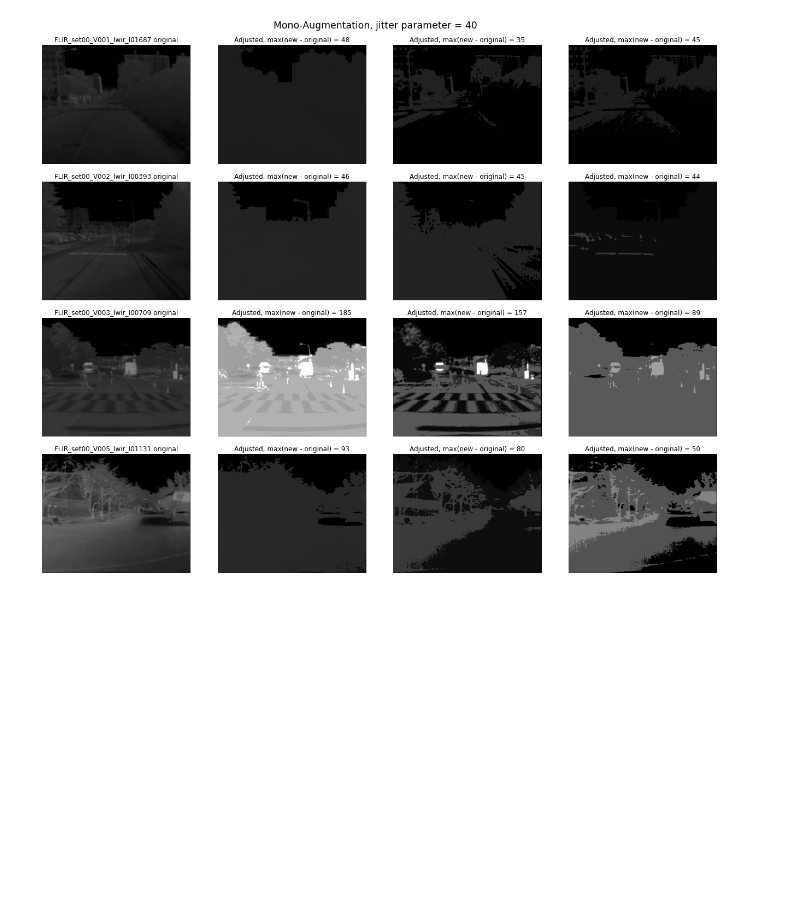
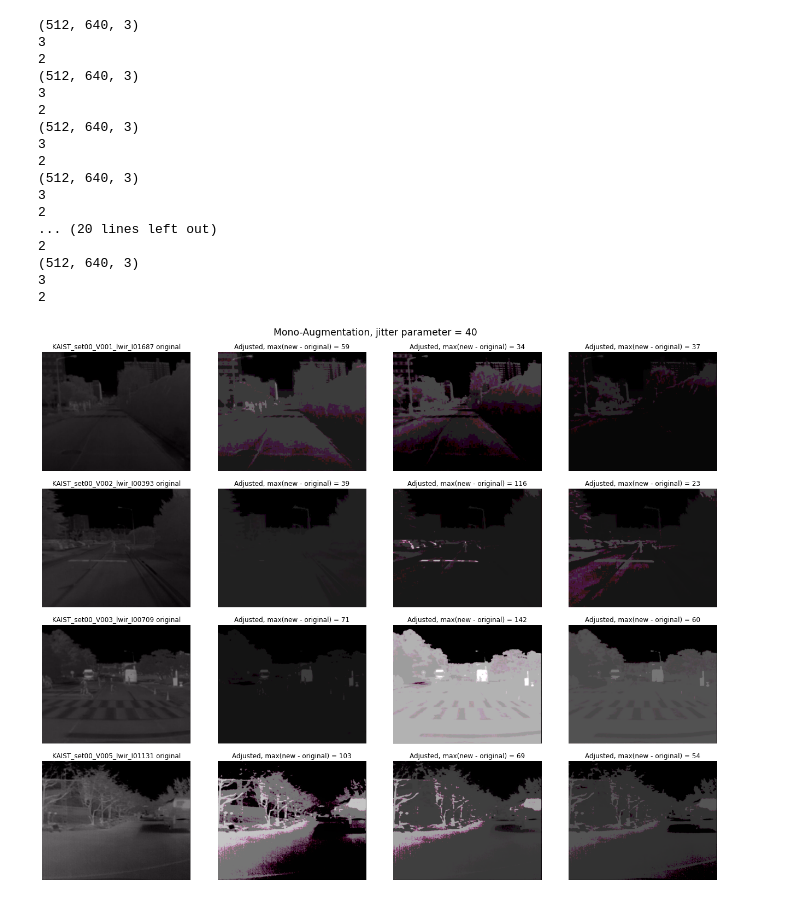
Before and after one commit to kalebkassaw/mono-aug, a Jupyter notebook: main.ipynb, the cells around one changed output. Drawn from its saved outputs; the diff is of its cells as text; code cells hidden in the pictures; blank space fills up the shorter version.

```diff
--- a/main.ipynb
+++ b/main.ipynb
@@ -7,7 +7,7 @@ import json
 
 with open('filenames.json') as rf:
     file_loc = json.load(rf)['file_loc']
-augmentation = augs.Wiggle(gray=False)
+augmentation = augs.Wiggle()
 # %%
 def plot_maps(param):
     fig, ax = plt.subplots(6, 10, figsize=[12, 7])
@@ -30,7 +30,7 @@ def plot_maps(param):
 # %%
 #plot_maps(40)
 # %%
-def plot_images(param):
+def plot_images_kaist(param):
     # names = ['00001', '01002', '02003', '03004']
     names = ['set00_V001_lwir_I01687',
              'set00_V002_lwir_I00393',
@@ -75,4 +126,21 @@ plot_images(20)
 # %%
-plot_images(40)
+plot_images_kaist(40)
 # %% [output]
+(512, 640, 3)
+3
+2
+(512, 640, 3)
+3
+2
+(512, 640, 3)
+3
+2
+(512, 640, 3)
+3
+2
+... (20 lines left out)
+2
+(512, 640, 3)
+3
+2
-[figure, old version]
+[figure, new version]
```
Also changed, not shown: parts of 3 cells of this notebook, 2 other files.
